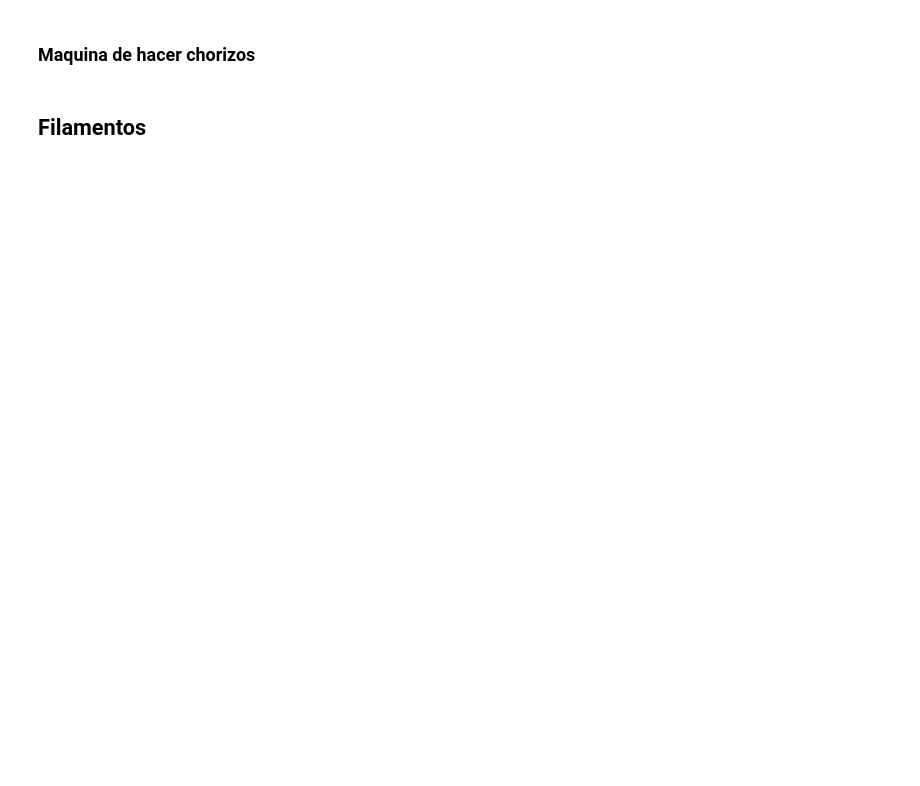
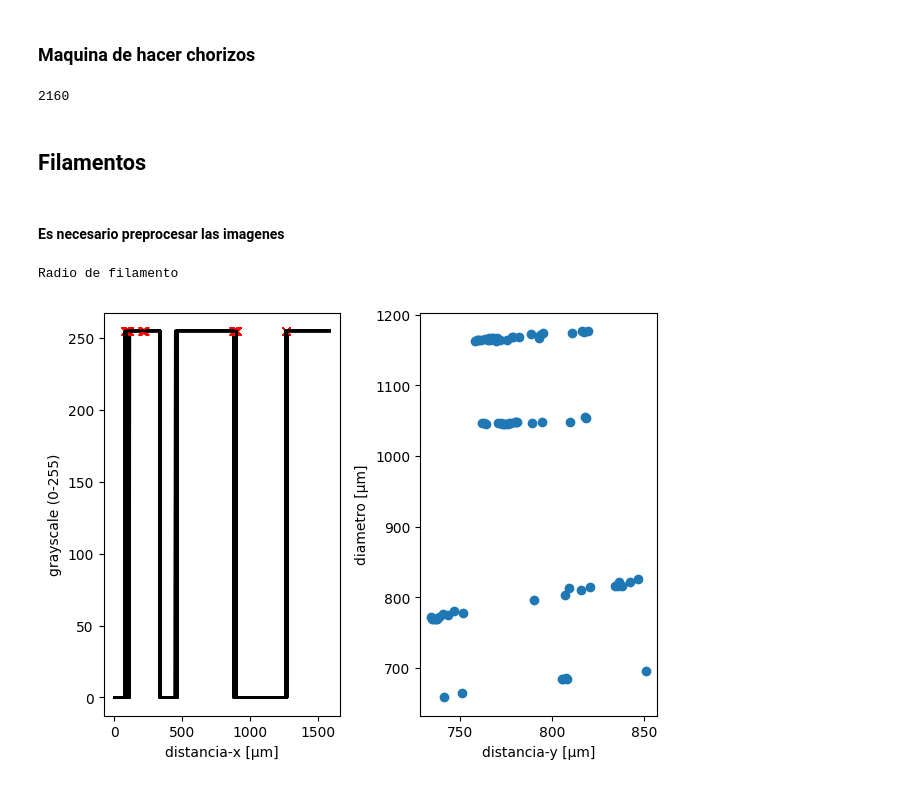
Before and after one commit to gardianc/Nado-ondulatorio, a Jupyter notebook: process_image_utils.ipynb, the cells around one changed output. Drawn from its saved outputs; the diff is of its cells as text; code cells hidden in the pictures; blank space fills up the shorter version.

Commit message:
WIP: procesamiento de filamentos

```diff
--- a/process_image_utils.ipynb
+++ b/process_image_utils.ipynb
@@ -4,6 +4,9 @@ import numpy as np
 import pandas as pd
 import matplotlib.pyplot as plt
 from scipy.signal import find_peaks
+from typing import Final
+
+CALIBRATION: Final[float] = 1.362 # [px/µm]
 
 def binarize_image(image, threshold, show=False):
 
@@ -113,2 +116,6 @@ diam_array = np.empty(yd_array.size, dtype="object") #mi array de diametros va a
+# %%
+vertical_resolution
+# %% [output]
+2160
 # %% [markdown]
 ## Filamentos
@@ -117,0 +122,50 @@ grayscale_image(image_path)
+# %% [markdown]
+#### Es necesario preprocesar las imagenes
+# %%
+img_path = 'Filamentos/17-05-24/240514-_005.tiff'
+gray_img = binarize_image(grayscale_image(img_path),120)
+y_cut = 1000
+
+vertical_resolution = gray_img.T[0].size
+
+yd_array = np.arange(   y_cut  , vertical_resolution - y_cut) #agarro un corte vertical
+
+diam_array = np.empty(  yd_array.size   , dtype="object") #mi array de diametros va a tener a lo sumo yd_array.size valores
+
+
+
+fig, (ax1,ax2) = plt.subplots(1,2)
+
+#por cada índice de mi corte vertical
+for i in yd_array:
+    y = gray_img.T[i]
+    x = np.arange(y.size)/CALIBRATION
+
+    y_left = y[:y.size//2] #tomamos hasta la mitad no inclusive
+    y_right = y[y.size//2:] #tomamos de la mitad
+    x_left_peak = find_peaks(y_left, height=250)[0]
+    x_right_peak = find_peaks(y_right, height=250)[0]
+
+    if x_left_peak.size!=0 and x_right_peak.size!=0:
+        xpeak_array = np.array([x_left_peak[0],
+                                x_right_peak[-1] + y.size//2]) # volvemos a ponerle la mitad del índice que le sacamos
+        ypeak_array = np.array([y[xpeak_array[0]],
+                                y[xpeak_array[1]]])
+        diam_array[i - y_cut] = (xpeak_array[1] - xpeak_array[0])/CALIBRATION #le restamos y_cut al índice para q empiece en 0
+        ax1.plot(xpeak_array/CALIBRATION,ypeak_array,'x',color='r')
+
+    ax1.plot(x,y,color='k')
+
+print("Radio de filamento")
+#print(np.average(diam_array)/2,np.std(diam_array)/2)
+
+ax2.plot(yd_array/CALIBRATION, diam_array, 'o', color='tab:blue')
+
+ax2.set_ylabel('diametro [µm]')
+ax2.set_xlabel('distancia-y [µm]')
+ax1.set_xlabel('distancia-x [µm]')
+ax1.set_ylabel('grayscale (0-255)')
+fig.tight_layout()
+# %% [output]
+Radio de filamento
+[figure, added]
```
Also changed, not shown: parts of 3 cells of this notebook, 1 other file.
